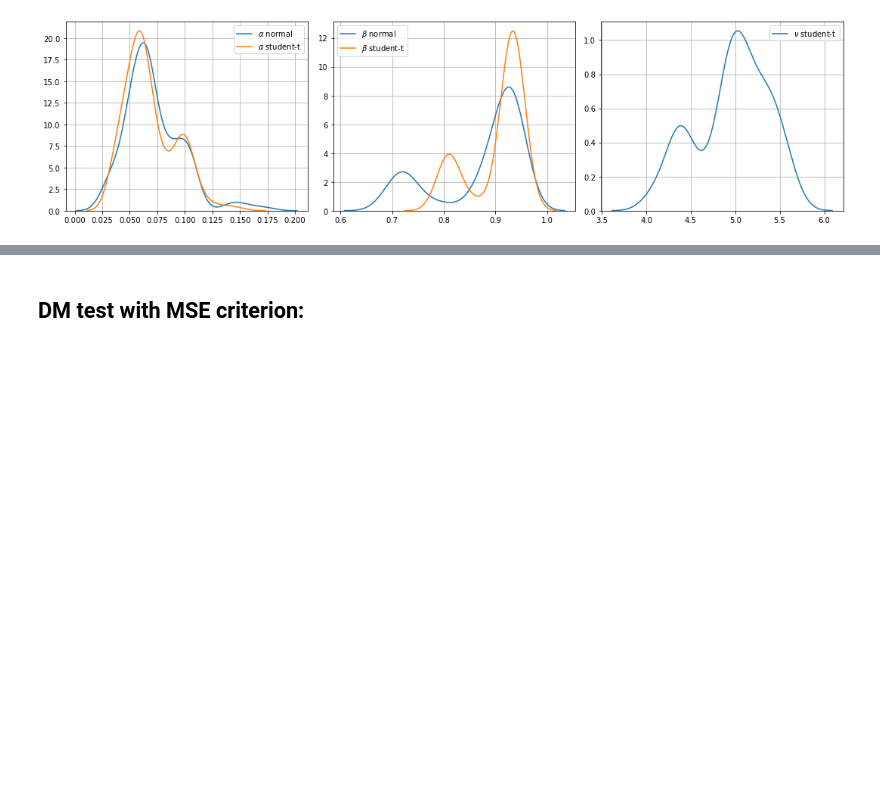
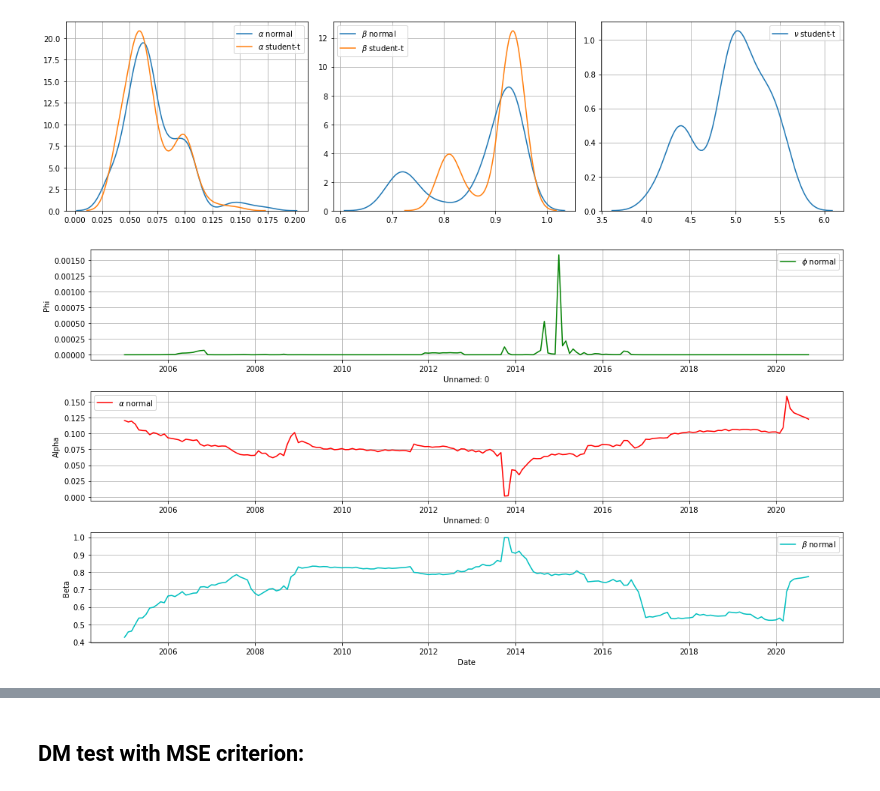
Before and after one commit to NemesiP/volatility-forecasting, a Jupyter notebook: Examples/Estimated Parameters.ipynb, the cells around one changed output, grey strips where cells are left out. Saved outputs shown, nothing was run; the diff lists cells and outputs as text; code cells hidden in the pictures; blank space fills up the shorter version.

```diff
--- a/Examples/Estimated Parameters.ipynb
+++ b/Examples/Estimated Parameters.ipynb
@@ -59,3 +59,22 @@ plt.tight_layout()
 plt.show()
 # %% [output]
 [figure]
+# %%
+params_csa = pd.read_csv('C:/Users/peter/Desktop/volatility-forecasting/results/Panel_GARCH_CSA/PARAMS_NORM_FINAL.csv')
+# %%
+params_csa.set_index(pd.to_datetime(params_csa.iloc[:, 0]), inplace = True)
+params_csa = params_csa.iloc[:, 1:]
+# %%
+fig, ax = plt.subplots(3, 1, figsize = (15,8))
+sns.lineplot(pd.to_datetime(params_csa.index), params_csa.Phi, label = r'$\phi$ normal', color = 'g', ax = ax[0])
+ax[0].grid(True)
+sns.lineplot(pd.to_datetime(params_csa.index), params_csa.Alpha, label = r'$\alpha$ normal', color = 'r', ax = ax[1])
+ax[1].grid(True)
+sns.lineplot(pd.to_datetime(params_csa.index), params_csa.Beta, label = r'$\beta$ normal', color = 'c', ax = ax[2])
+ax[2].grid(True)
+plt.legend(loc = 'best')
+plt.xlabel('Date')
+plt.tight_layout()
+plt.show()
+# %% [output]
+[figure, added]
```
Also changed, not shown: parts of 34 cells of this notebook, 1 other file.
